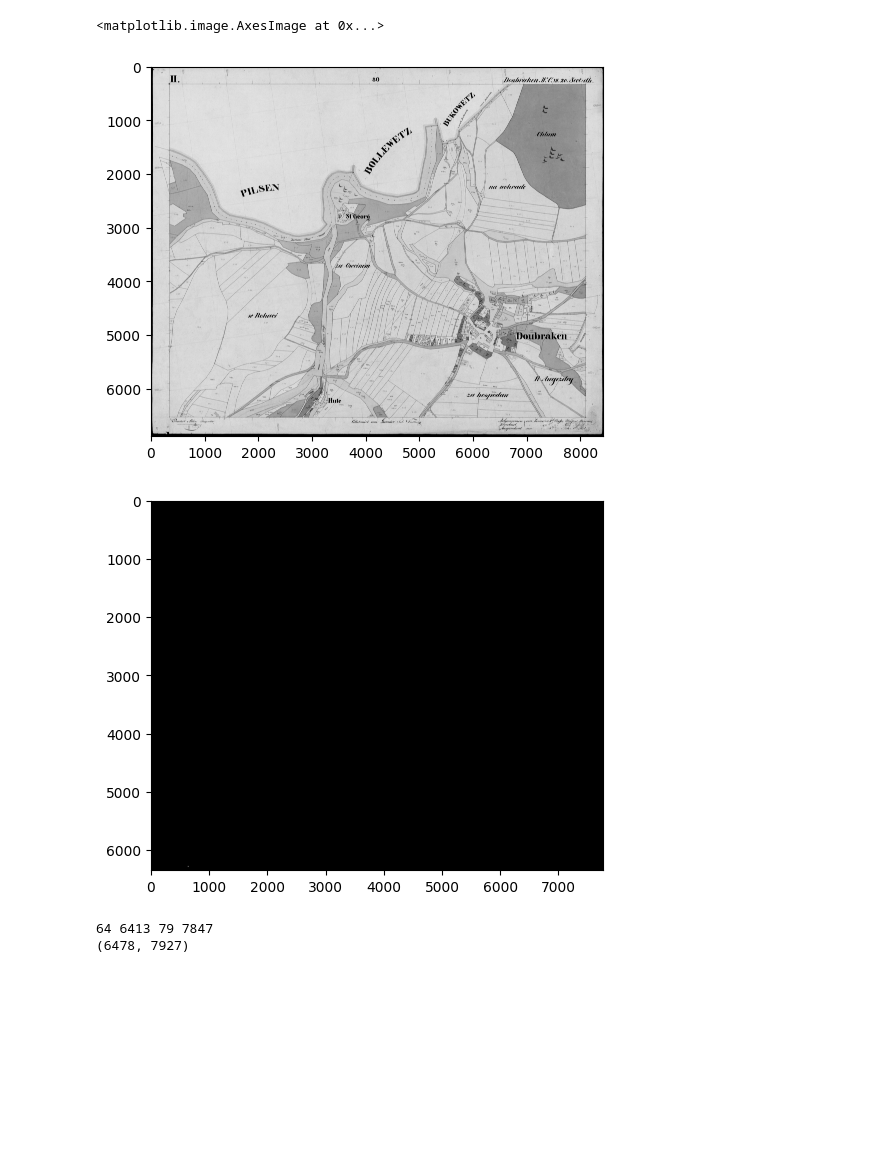
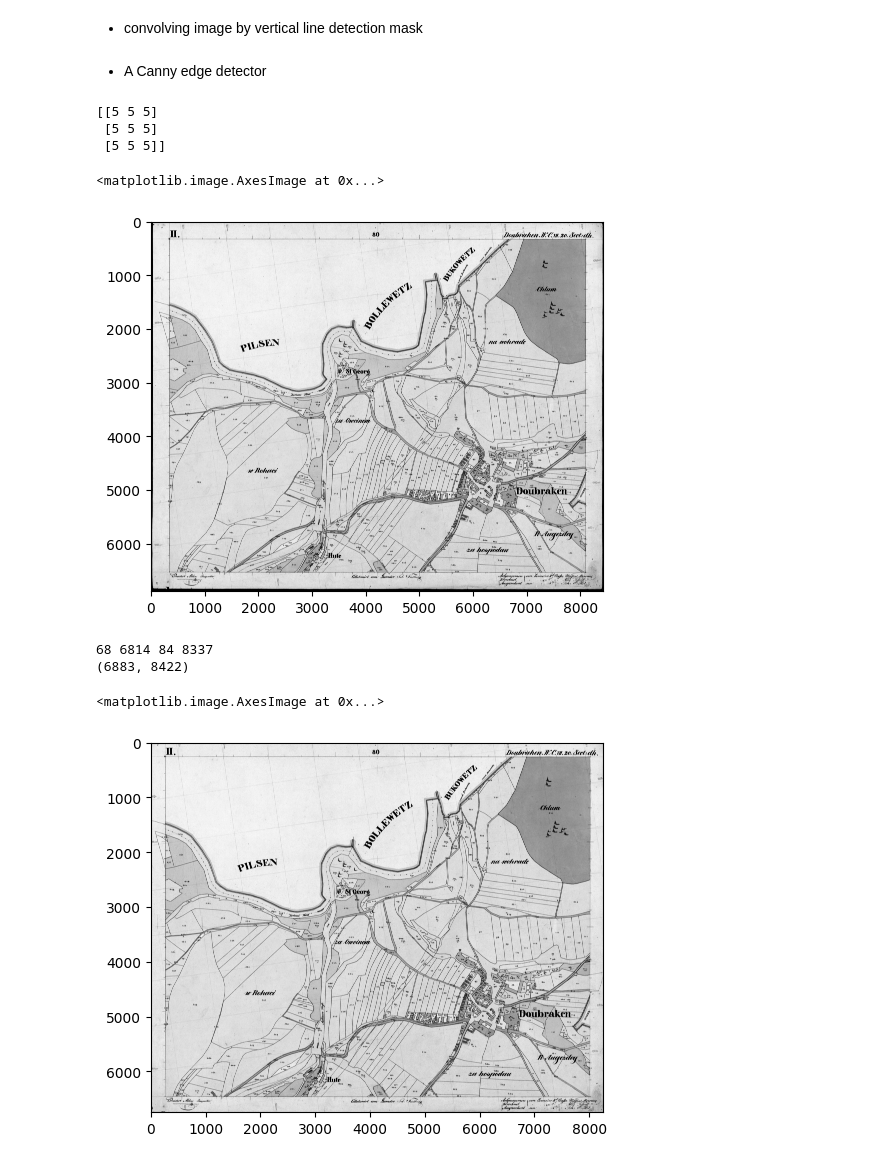
Before and after one commit to danschnurp/kiv-zvi, a Jupyter notebook: SP/experiments.ipynb, the cells around one changed output. Saved outputs shown, nothing was run; the diff lists cells and outputs as text; code cells hidden in the pictures; blank space fills up the shorter version.

```diff
--- a/SP/experiments.ipynb
+++ b/SP/experiments.ipynb
@@ -10,0 +13,3 @@ input_name = "C:/Users/dartix/PycharmProjects/kiv-zvi/SP/data_katastr/UAZK-B2-a-
+# %%
+def load_BW():
+    return cv2.imread(input_name, cv2.IMREAD_GRAYSCALE)
@@ -10,0 +32,2 @@ input_name = "C:/Users/dartix/PycharmProjects/kiv-zvi/SP/data_katastr/UAZK-B2-a-
+# %% [markdown]
+- convolving image by vertical line detection mask
@@ -10,0 +41,2 @@ input_name = "C:/Users/dartix/PycharmProjects/kiv-zvi/SP/data_katastr/UAZK-B2-a-
+# %% [markdown]
+- A Canny edge detector
@@ -11,18 +45,17 @@ input_name = "C:/Users/dartix/PycharmProjects/kiv-zvi/SP/data_katastr/UAZK-B2-a-
 # %%
-# It reads the image from the file.
-img = cv2.cvtColor((cv2.imread(input_name,  cv2.COLOR_BGR2RGB)),  cv2.COLOR_BGR2RGB)
+img = load_BW()
 
 assert img is not None, "file could not be read, check with os.path.exists()"
-# A Canny edge detector.
-# img = cv2.Canny(img, 1, 500)
-# Creating the kernel(2d convolution matrix)
-kernel1 = np.array([[0,-1,0],
-                    [-1,5,-1],
-                    [0,-1,0]])
 
-img = img[:,:,0]
-
+kernel = np.ones((3,3), np.uint8)
+kernel[:,:] = 5
+print(kernel)
+img = cv2.erode(img, kernel)
+# img = cv2.bitwise_not(img)
 plt.imshow(img, cmap="gray")
 # %% [output]
-<matplotlib.image.AxesImage at 0x...>
+[[5 5 5]
+ [5 5 5]
+ [5 5 5]]
+<matplotlib.image.AxesImage at 0x...>
-[figure, old version]
+[figure, new version]
@@ -36,14 +66,12 @@ assert img is not None, "file could not be read, check with os.path.exists()"
 # plt.imshow(thresh1, cmap="gray")
 # img = thresh1
 # %%
-sauvola = (cv2.imread(input_name, cv2.IMREAD_GRAYSCALE))
-assert img is not None, "file could not be read, check with os.path.exists()"
-sauvola = threshold_sauvola(img, window_size=5, k=0.1)
+# sauvola = (cv2.imread(input_name, cv2.IMREAD_GRAYSCALE))
+# assert img is not None, "file could not be read, check with os.path.exists()"
+# sauvola = threshold_sauvola(img, window_size=5, k=0.1)
 
-plt.imshow(sauvola, cmap="gray")
-img = sauvola
+# plt.imshow(sauvola, cmap="gray")
+# img = sauvola
-# %% [output]
-[figure, removed]
 # %%
 def get_sizes_procentual(procentual: float):
     # Taking the right xx% of the image.
@@ -60,6 +88,10 @@ right_border, left_border, bottom_border, top_border = get_sizes_procentual(0.01
 print(bottom_border, top_border, right_border, left_border)
 print(img.shape)
 img = img[bottom_border:top_border, right_border:left_border]
+
+plt.imshow(img, cmap="gray")
 # %% [output]
-64 6413 79 7847
-(6478, 7927)
+68 6814 84 8337
+(6883, 8422)
+<matplotlib.image.AxesImage at 0x...>
+[figure, added]
```
Also changed, not shown: parts of 15 cells of this notebook.
